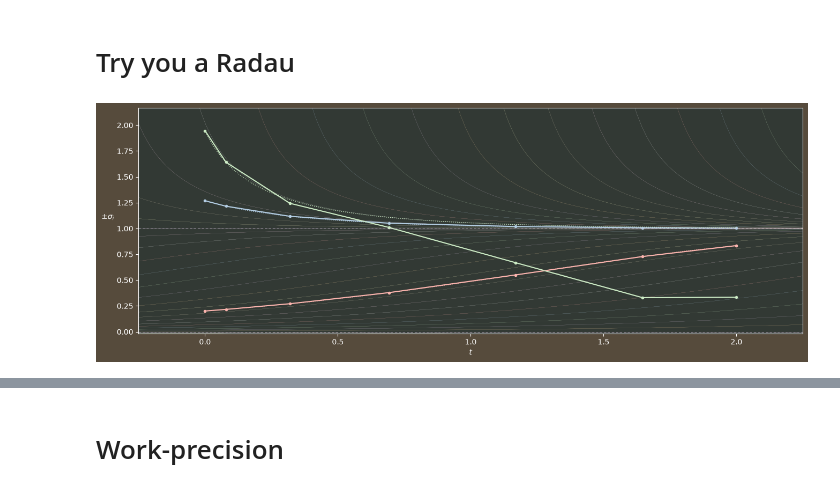
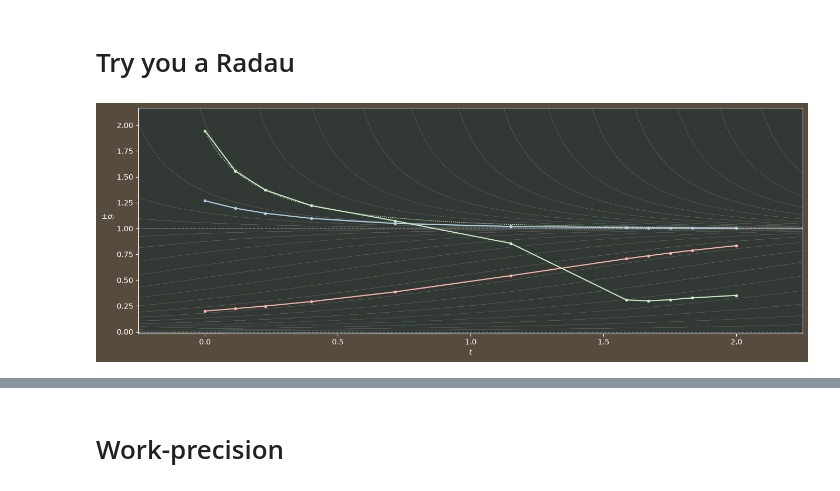
Before and after one commit to 3257077517-collab/Team17, a Jupyter notebook: report/notes.ipynb, the cells around one changed output, grey strips where cells are left out. Cells and saved outputs as stored; diff of their text form; code cells hidden in the pictures.

Commit message:
gotta diagram

```diff
--- a/report/notes.ipynb
+++ b/report/notes.ipynb
@@ -790,36 +802,26 @@ make_error_analysis_figure(
 # %% [markdown]
 # Try you a Radau
 # %%
-soln = itg.solve_ivp(
-    polar_factor_flow_fun,
-    t_bounds,
-    np.ravel(X0),
-    method=itg.Radau,
-    rtol=0.0,
-    atol=np.exp2(-4),
-    jac=polar_factor_flow_jac,
-)
-
 fig: plt.Figure = plt.figure(figsize=plt.figaspect(415 / 1216))
 ax: plt.Axes = fig.add_subplot()
 
 ax.set_xlabel("$t$")
 ax.set_ylabel("$\\pm\\sigma_i$", labelpad=12, rotation=0)
 
-plot_polygon_of_soln_svs(ax, soln, U, V)
+plot_polygon_of_soln_svs(ax, radau_error_analysis_result.solns[1], U, V)
 
 # ax.set_autoscale_on(False) # I want to do this but it seems buggy???
 ax.set_xlim(*ax.get_xlim())
 ax.set_ylim(*ax.get_ylim())
 plot_flow_lines(ax, 16)
 
 ax.axhline(-1.0, linewidth=0.5, linestyle="-.", color="C3")
 ax.axhline(0.0, linewidth=0.5, linestyle="-.", color="C3")
 ax.axhline(1.0, linewidth=0.5, linestyle="-.", color="C3")
 
 plt.show()
 # %% [output]
-[figure, old version]
+[figure, new version]
 # %%
 make_error_analysis_figure(radau_error_analysis_result, mpl.colormaps["cool"])
 # %% [output]
```
Also changed, not shown: parts of 7 cells of this notebook.
